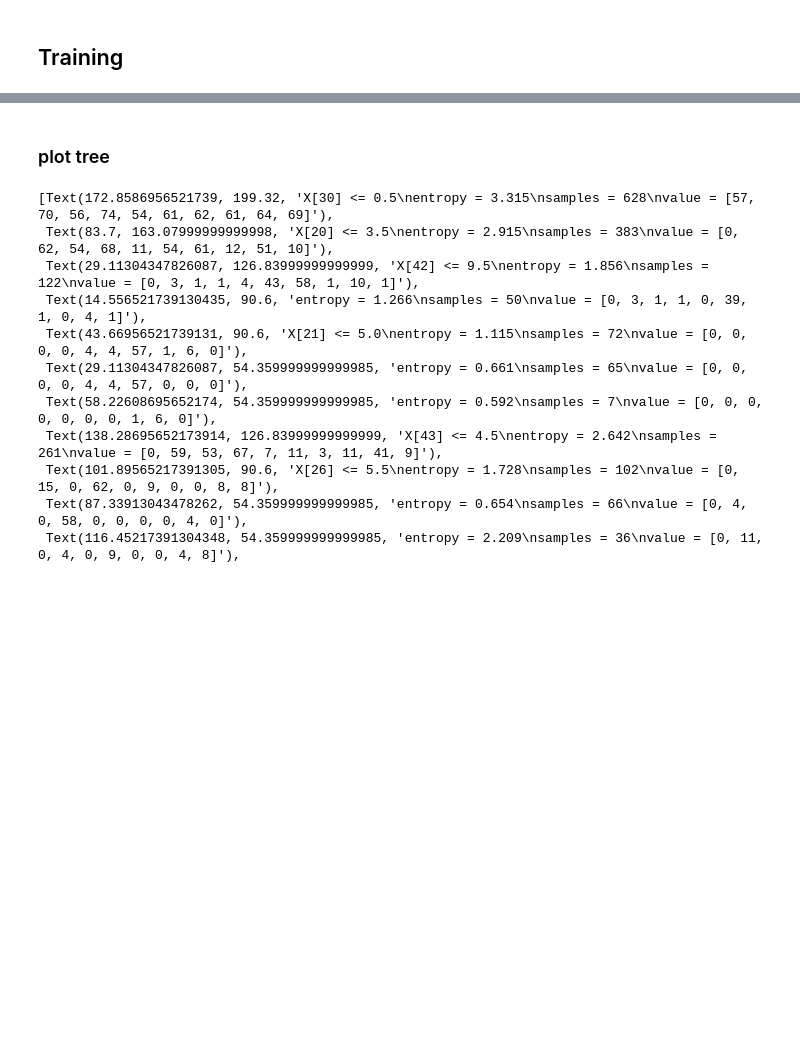
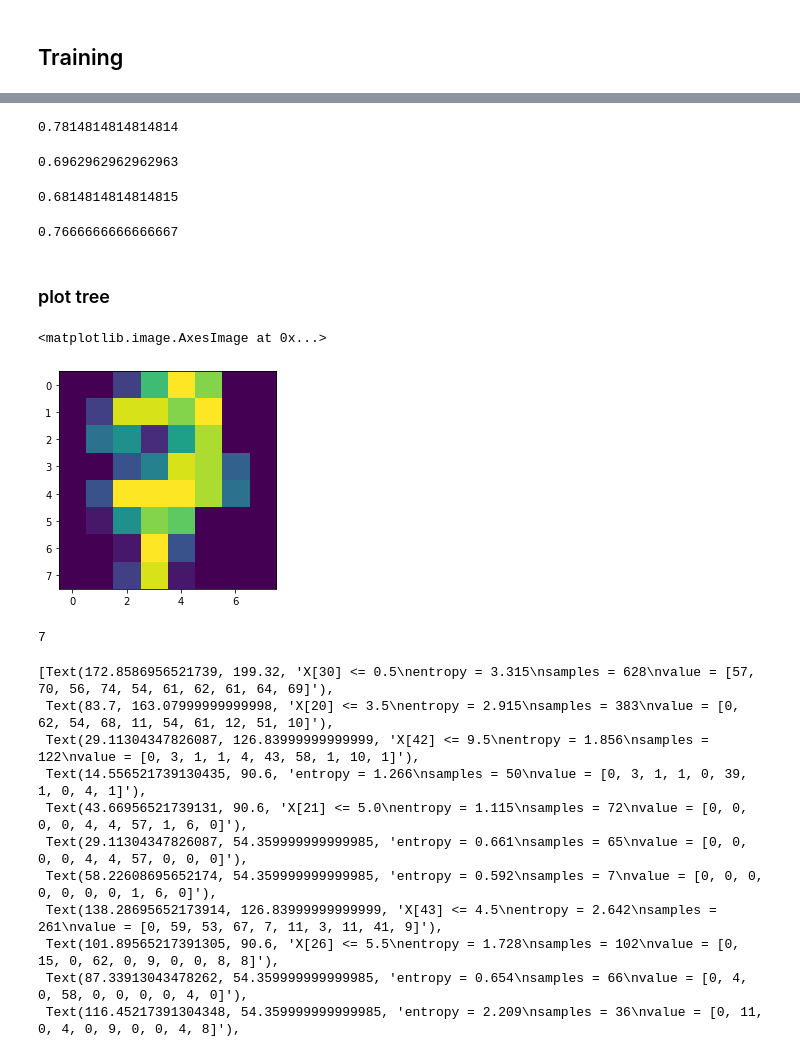
Before and after one commit to Peckkie/DPDM2021, a Jupyter notebook: Classification_(Decision_Tree).ipynb, the cells around one changed output, grey strips where cells are left out. Saved outputs shown, nothing was run; the diff lists cells and outputs as text; code cells hidden in the pictures; blank space fills up the shorter version.

```diff
--- a/Classification_(Decision_Tree).ipynb
+++ b/Classification_(Decision_Tree).ipynb
@@ -172,5 +198,37 @@ DecisionTreeClassifier(ccp_alpha=0.0, class_weight=None, criterion='entropy',
+# %%
+from sklearn.metrics import accuracy_score
+accuracy_score(y_val,t0_result)
+# %% [output]
+0.7814814814814814
+# %%
+tkie_result = mytree_kie.predict(X_val) #ทำนาย class
+accuracy_score(y_val,tkie_result)
+# %% [output]
+0.6962962962962963
+# %%
+toil_result = mytree_oil.predict(X_val) #ทำนาย class
+accuracy_score(y_val,toil_result)
+# %% [output]
+0.6814814814814815
+# %%
+tnicha_result = mytree_nicha.predict(X_val) #ทำนาย class
+accuracy_score(y_val,tnicha_result)
+# %% [output]
+0.7666666666666667
 # %% [markdown]
 ### plot tree
+# %%
+from matplotlib import pyplot as plt
+import numpy as np
+# plt.imshow(X[112,:].reshape([8,8]), cmap = 'gray') #ขาวดำ
+plt.imshow(X[112,:].reshape([8,8])) #RGB
+# %% [output]
+<matplotlib.image.AxesImage at 0x...>
+[figure, added]
+# %%
+Y[112]
+# %% [output]
+7
 # %%
 from sklearn.tree import plot_tree
 # %%
```
Also changed, not shown: parts of 17 cells of this notebook.
